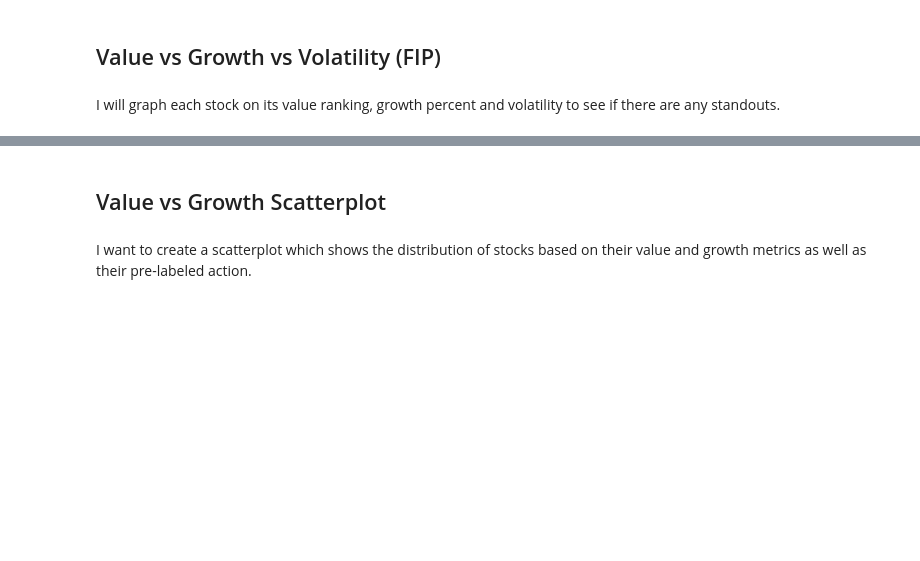
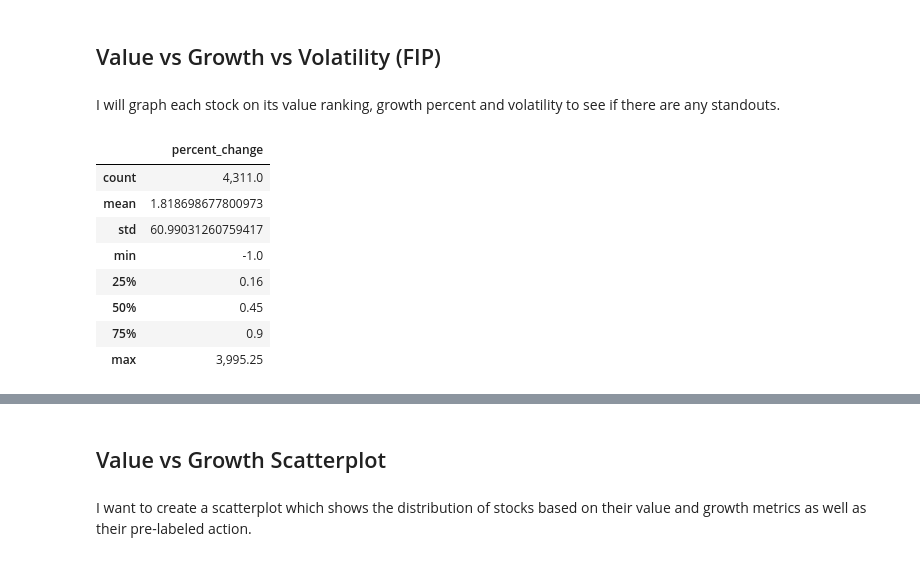
Before and after one commit to bentson1187/Stock-Market-Inefficiency-Analysis, a Jupyter notebook: Analysis Notebook.ipynb, the cells around one changed output, grey strips where cells are left out. Cells and saved outputs as stored; diff of their text form; code cells hidden in the pictures; blank space fills up the shorter version.

```diff
--- a/Analysis Notebook.ipynb
+++ b/Analysis Notebook.ipynb
@@ -1096,0 +1099,13 @@ df_3d_plot = df_explore.drop(df_explore[df_explore.index == 4168].index)
+# %%
+#evaluate percent change outliers
+df_explore.describe()[['percent_change']]
+# %% [output]
+|  | percent_change |
+| count | 4,311.0 |
+| mean | 1.818698677800973 |
+| std | 60.99031260759417 |
+| min | -1.0 |
+| 25% | 0.16 |
+| 50% | 0.45 |
+| 75% | 0.9 |
+| max | 3,995.25 |
```
Also changed, not shown: parts of 24 cells of this notebook.
